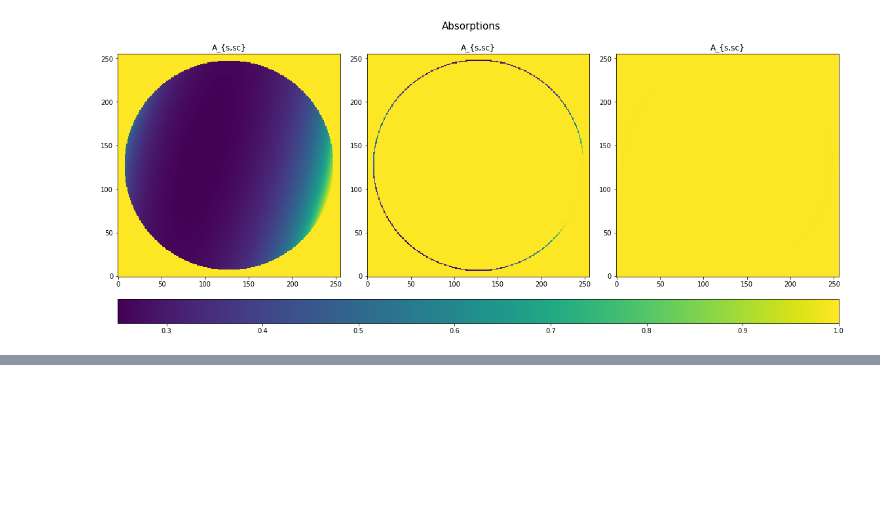
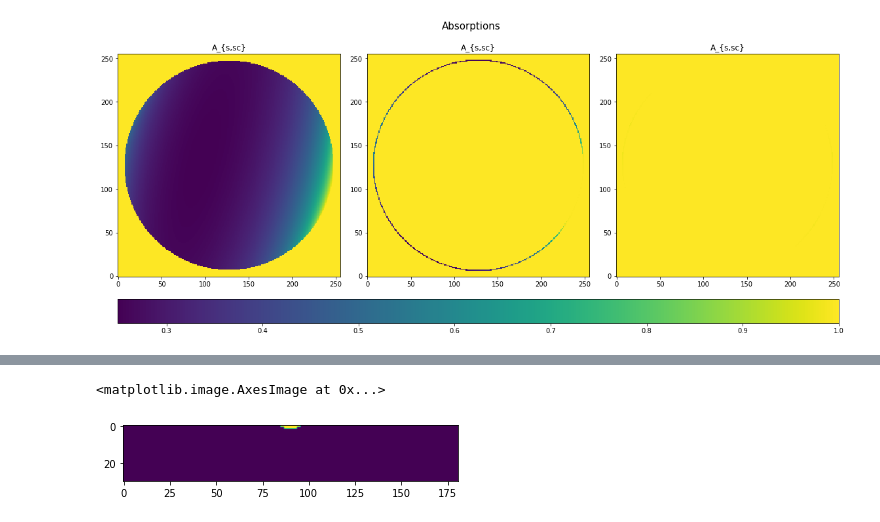
Before and after one commit to d8xa/XRD-TAF, a Jupyter notebook: Visualizer.ipynb, the cells around one changed output, grey strips where cells are left out. Saved outputs shown, nothing was run; the diff lists cells and outputs as text; code cells hidden in the pictures; blank space fills up the shorter version.

```diff
--- a/Visualizer.ipynb
+++ b/Visualizer.ipynb
@@ -7,13 +17,18 @@ import matplotlib.colors
 # %%
-def load(path, json=False):
+def load(path, json=False, line_sep=";", scalar=False, skiplines=0):
     if json:
-        pass # TODO: implement once JSON saving in Csharp script is configured.
+        return json.load(path)
+#        pass # TODO: implement once JSON saving in Csharp script is configured.
     else:
         with open(path) as f:
             lines = f.readlines()
 
-        lines = [line.replace("\n", "").replace(" ", "") for line in lines]
-        return np.array([[l[1:-1].split(",") for l in line.split(";")] for line in lines]).astype(float)
+        lines = [line.replace("\n", "").replace(" ", "") for line in lines[skiplines:]]
+
+        if scalar:
+            return np.array([l.split(line_sep) for l in lines]).astype(float)
+        else:
+            return np.array([[l[1:-1].split(",") for l in line.split(line_sep)] for line in lines]).astype(float)
 # %%
 def implot(values, cmap=plt.cm.get_cmap("PiYG",5), extent=None,
            titles=["Cell distances", "Sample distances"], suptitle="Distances"):
@@ -87,0 +516,5 @@ fig, axs = implot(values, cmap=cmp, titles=absorption_titles, suptitle="Absorpti
+# %%
+plt.imshow((integ_vcos>10))
+# %% [output]
+<matplotlib.image.AxesImage at 0x...>
+[figure, added]
```
Also changed, not shown: parts of 152 cells of this notebook.
